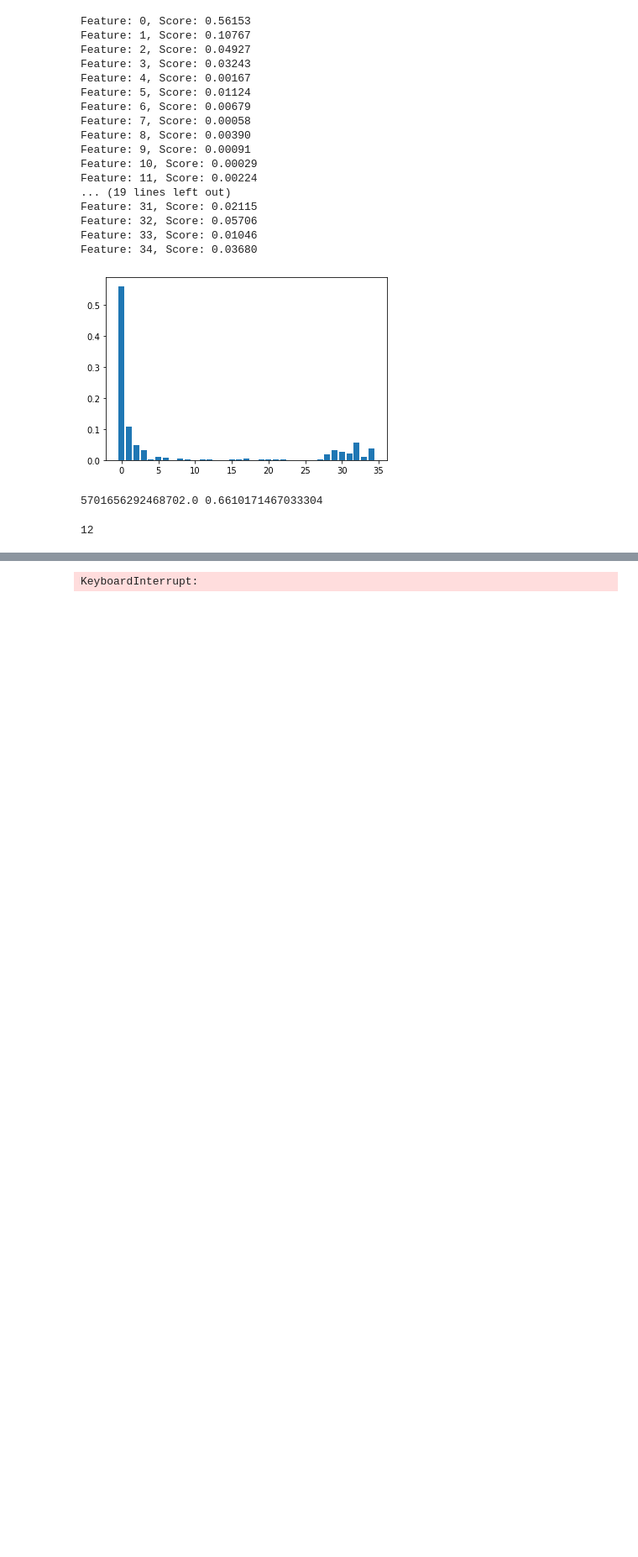
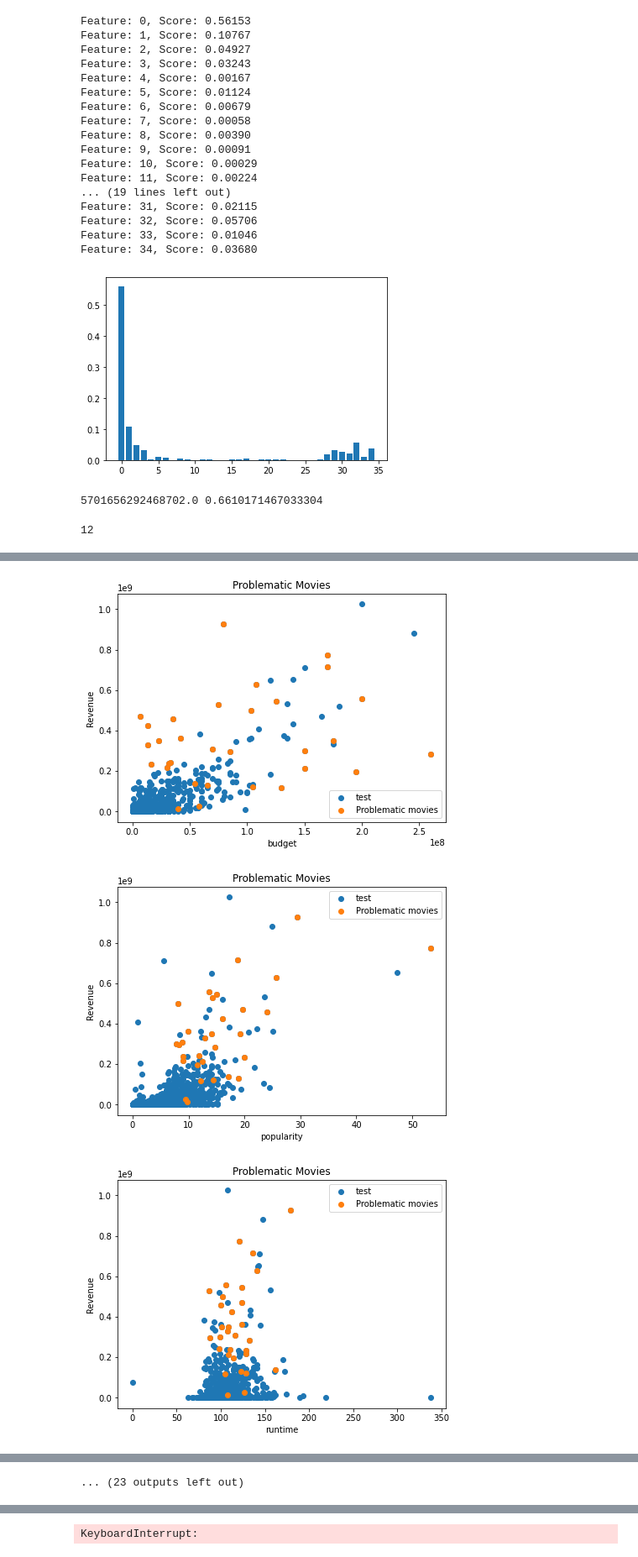
Before and after one commit to giacomobais/Data-WebMining, a Jupyter notebook: Progetto.ipynb, the cells around one changed output, grey strips where cells are left out. Shown at 84% size. Drawn from its saved outputs; the diff is of its cells as text; code cells hidden in the pictures; blank space fills up the shorter version.

```diff
--- a/Progetto.ipynb
+++ b/Progetto.ipynb
@@ -1729,0 +1751,15 @@ problematic_movies = x_test[sel_errors_post:]
+# %%
+for i in range(35):
+    problematic = (x_test[sel_errors_pos][:,i])
+    test = x_test[:,i]
+    fig, ax = plt.subplots(figsize=(7,5))
+    ax.scatter(test, y_test, label='test')
+    ax.scatter(problematic, y_test[sel_errors_pos], label="Problematic movies")
+    ax.set_title("Problematic Movies")
+    ax.set_xlabel(dataset.columns[i])
+    ax.set_ylabel("Revenue")
+    ax.legend()
+# %% [output]
+[figure, added]
+[figure, added]
+[figure, added]
@@ -1729,0 +1775 @@ problematic_movies = x_test[sel_errors_post:]
+... (23 outputs left out)
```
Also changed, not shown: parts of 6 cells of this notebook.
